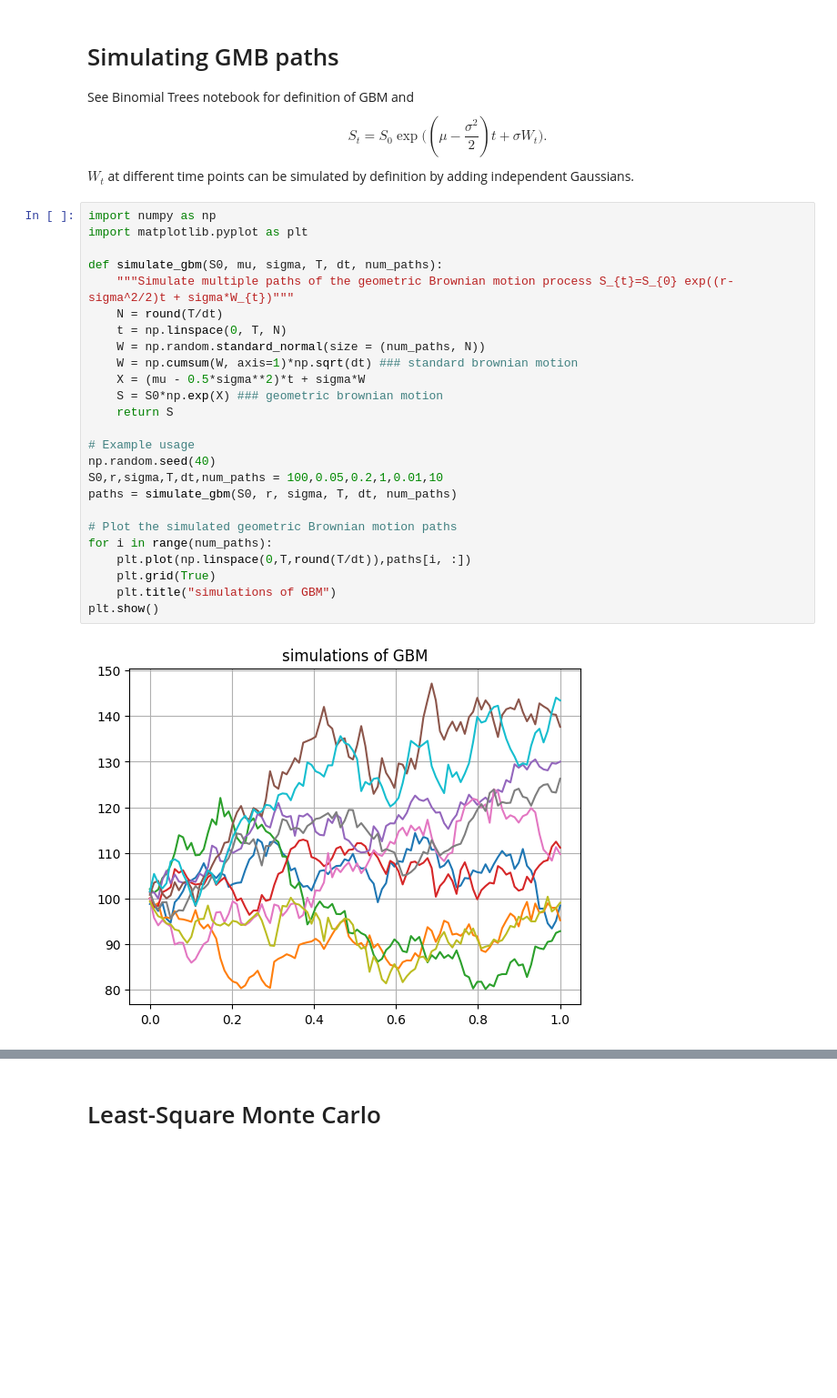
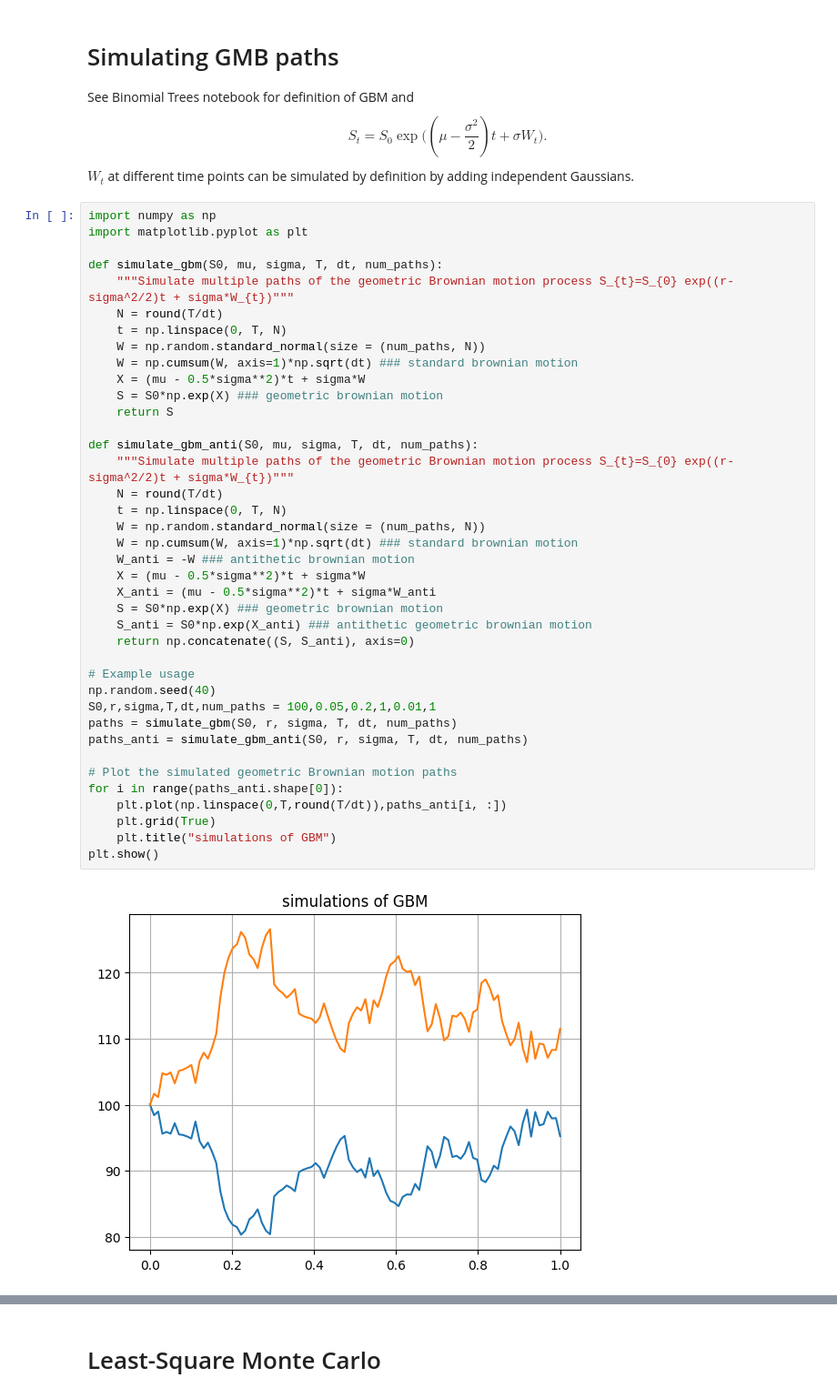
Before and after one commit to ISIPINK/Assignment_Financial_Mathematics_2024, a Jupyter notebook: Longstaff-Schwarz.ipynb, the cells around one changed output, grey strips where cells are left out. Shown: that part at 91% size. Saved outputs shown, nothing was run; the diff lists cells and outputs as text; blank space fills up the shorter version.

Commit message:
added antithetic sampling

```diff
--- a/Longstaff-Schwarz.ipynb
+++ b/Longstaff-Schwarz.ipynb
@@ -8,27 +8,41 @@ $W_{t}$ at different time points can be simulated by definition by adding indepe
 # %%
 import numpy as np
 import matplotlib.pyplot as plt
 
 def simulate_gbm(S0, mu, sigma, T, dt, num_paths):
     """Simulate multiple paths of the geometric Brownian motion process S_{t}=S_{0} exp((r-sigma^2/2)t + sigma*W_{t})"""
     N = round(T/dt)
     t = np.linspace(0, T, N)
     W = np.random.standard_normal(size = (num_paths, N))
     W = np.cumsum(W, axis=1)*np.sqrt(dt) ### standard brownian motion
     X = (mu - 0.5*sigma**2)*t + sigma*W
     S = S0*np.exp(X) ### geometric brownian motion
     return S
 
+def simulate_gbm_anti(S0, mu, sigma, T, dt, num_paths):
+    """Simulate multiple paths of the geometric Brownian motion process S_{t}=S_{0} exp((r-sigma^2/2)t + sigma*W_{t})"""
+    N = round(T/dt)
+    t = np.linspace(0, T, N)
+    W = np.random.standard_normal(size = (num_paths, N))
+    W = np.cumsum(W, axis=1)*np.sqrt(dt) ### standard brownian motion
+    W_anti = -W ### antithetic brownian motion
+    X = (mu - 0.5*sigma**2)*t + sigma*W
+    X_anti = (mu - 0.5*sigma**2)*t + sigma*W_anti
+    S = S0*np.exp(X) ### geometric brownian motion
+    S_anti = S0*np.exp(X_anti) ### antithetic geometric brownian motion
+    return np.concatenate((S, S_anti), axis=0)
+
 # Example usage
 np.random.seed(40)
-S0,r,sigma,T,dt,num_paths = 100,0.05,0.2,1,0.01,10
+S0,r,sigma,T,dt,num_paths = 100,0.05,0.2,1,0.01,1
 paths = simulate_gbm(S0, r, sigma, T, dt, num_paths)
+paths_anti = simulate_gbm_anti(S0, r, sigma, T, dt, num_paths)
 
 # Plot the simulated geometric Brownian motion paths
-for i in range(num_paths):
-    plt.plot(np.linspace(0,T,round(T/dt)),paths[i, :])
+for i in range(paths_anti.shape[0]):
+    plt.plot(np.linspace(0,T,round(T/dt)),paths_anti[i, :])
     plt.grid(True)
     plt.title("simulations of GBM")
 plt.show()
 # %% [output]
-[figure, old version]
+[figure, new version]
```
Also changed, not shown: parts of 6 cells of this notebook, 1 other file.
